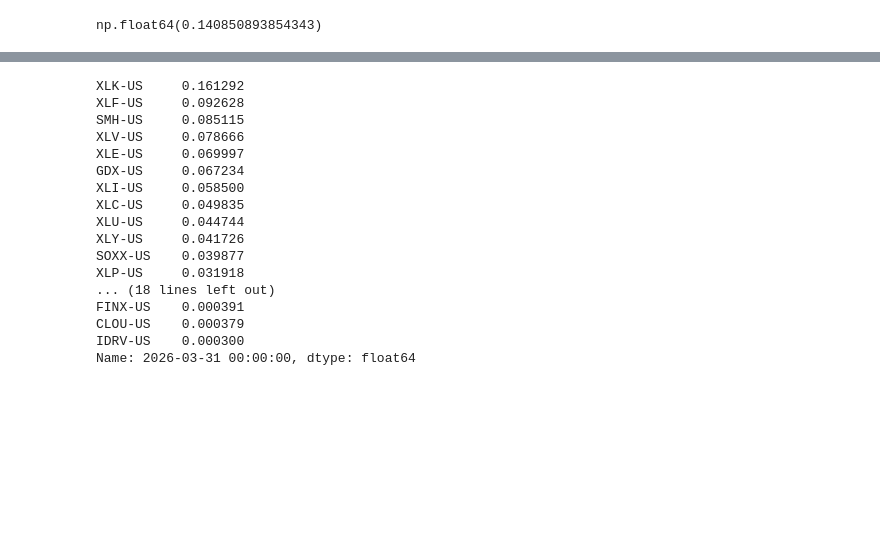
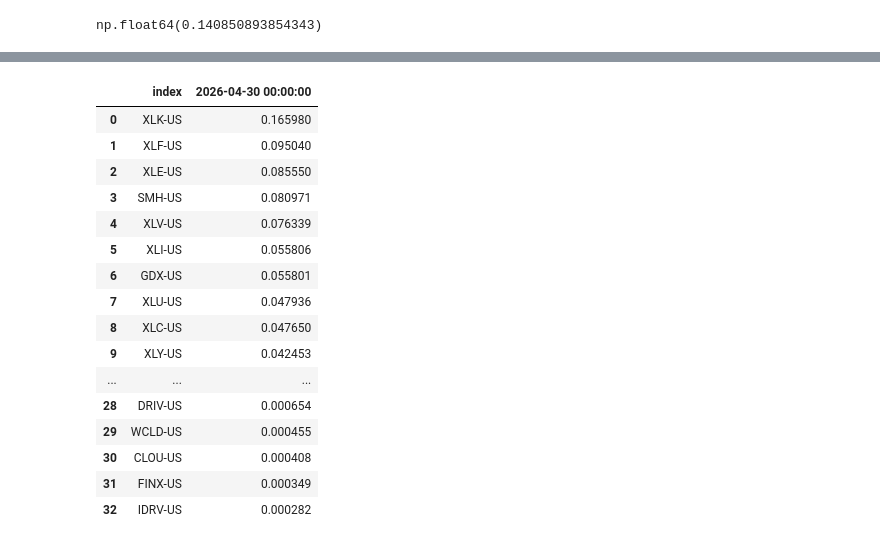
Before and after one commit to Tommylee1013/nco-research, a Jupyter notebook: empirical/etfs.ipynb, the cells around one changed output, grey strips where cells are left out. Cells and saved outputs as stored; diff of their text form; code cells hidden in the pictures; blank space fills up the shorter version.

```diff
--- a/empirical/etfs.ipynb
+++ b/empirical/etfs.ipynb
@@ -884,22 +890,22 @@ Name: portfolio_value, Length: 127, dtype: float64
 # %%
-post_nco_weight_market_cap.loc['2026-03-31'].sort_values(ascending = False)
+post_nco_weight_market_cap.loc['2026-04-30'].sort_values(ascending = False).reset_index()
 # %% [output]
-XLK-US     0.161292
-XLF-US     0.092628
-SMH-US     0.085115
-XLV-US     0.078666
-XLE-US     0.069997
-GDX-US     0.067234
-XLI-US     0.058500
-XLC-US     0.049835
-XLU-US     0.044744
-XLY-US     0.041726
-SOXX-US    0.039877
-XLP-US     0.031918
-... (18 lines left out)
-FINX-US    0.000391
-CLOU-US    0.000379
-IDRV-US    0.000300
-Name: 2026-03-31 00:00:00, dtype: float64
+|  | index | 2026-04-30 00:00:00 |
+| 0 | XLK-US | 0.165980 |
+| 1 | XLF-US | 0.095040 |
+| 2 | XLE-US | 0.085550 |
+| 3 | SMH-US | 0.080971 |
+| 4 | XLV-US | 0.076339 |
+| 5 | XLI-US | 0.055806 |
+| 6 | GDX-US | 0.055801 |
+| 7 | XLU-US | 0.047936 |
+| 8 | XLC-US | 0.047650 |
+| 9 | XLY-US | 0.042453 |
+| ... | ... | ... |
+| 28 | DRIV-US | 0.000654 |
+| 29 | WCLD-US | 0.000455 |
+| 30 | CLOU-US | 0.000408 |
+| 31 | FINX-US | 0.000349 |
+| 32 | IDRV-US | 0.000282 |
 # %%
 post_nco_weight_market_cap.resample('ME').last().to_excel('historical weights.xlsx')
```
Also changed, not shown: parts of 11 cells of this notebook, 1 other file.
